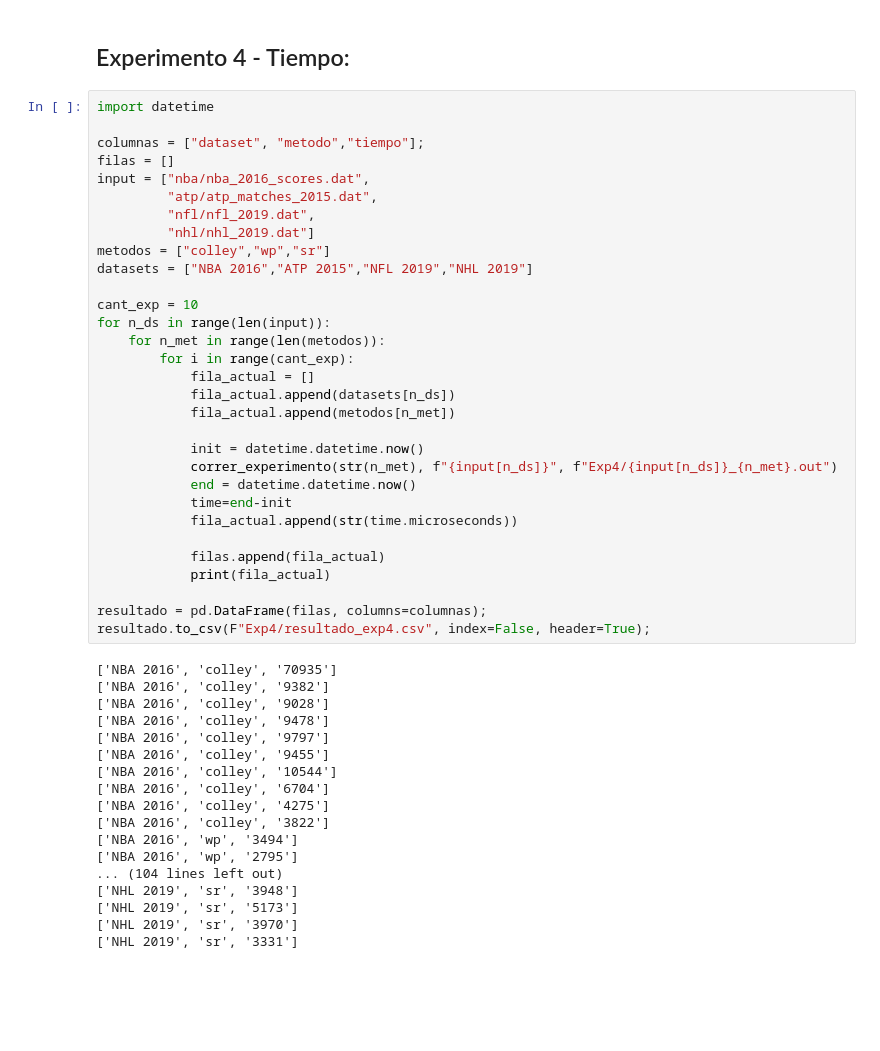
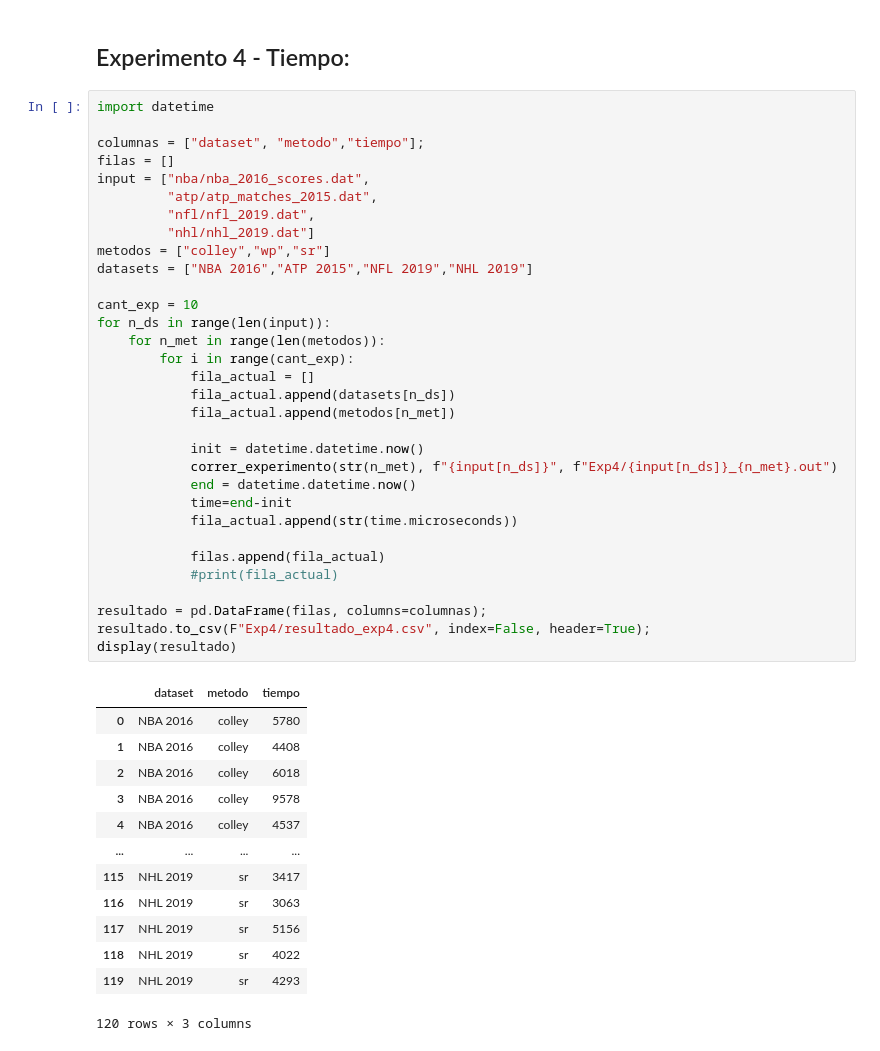
Before and after one commit to davidvenegasr/MetNum, a Jupyter notebook: tp1/experimentos/Correr Experimentos.ipynb, the cells around one changed output. Saved outputs shown, nothing was run; the diff lists cells and outputs as text; blank space fills up the shorter version.

```diff
--- a/tp1/experimentos/Correr Experimentos.ipynb
+++ b/tp1/experimentos/Correr Experimentos.ipynb
@@ -134,48 +134,45 @@ experimentar("Exp3/nfl_2019_mod","Exp3/out/nfl_2019_mod")
 import datetime
 
 columnas = ["dataset", "metodo","tiempo"];
 filas = []
 input = ["nba/nba_2016_scores.dat",
          "atp/atp_matches_2015.dat",
          "nfl/nfl_2019.dat",
          "nhl/nhl_2019.dat"]
 metodos = ["colley","wp","sr"]
 datasets = ["NBA 2016","ATP 2015","NFL 2019","NHL 2019"]
 
 cant_exp = 10
 for n_ds in range(len(input)):
     for n_met in range(len(metodos)):
         for i in range(cant_exp):
             fila_actual = []
             fila_actual.append(datasets[n_ds])
             fila_actual.append(metodos[n_met])
 
             init = datetime.datetime.now()
             correr_experimento(str(n_met), f"{input[n_ds]}", f"Exp4/{input[n_ds]}_{n_met}.out")
             end = datetime.datetime.now()
             time=end-init
             fila_actual.append(str(time.microseconds))
 
             filas.append(fila_actual)
-            print(fila_actual)
+            #print(fila_actual)
 
 resultado = pd.DataFrame(filas, columns=columnas);
 resultado.to_csv(F"Exp4/resultado_exp4.csv", index=False, header=True);
+display(resultado)
 # %% [output]
+|  | dataset | metodo | tiempo |
+| 0 | NBA 2016 | colley | 5780 |
+| 1 | NBA 2016 | colley | 4408 |
+| 2 | NBA 2016 | colley | 6018 |
+| 3 | NBA 2016 | colley | 9578 |
+| 4 | NBA 2016 | colley | 4537 |
+| ... | ... | ... | ... |
+| 115 | NHL 2019 | sr | 3417 |
+| 116 | NHL 2019 | sr | 3063 |
+| 117 | NHL 2019 | sr | 5156 |
+| 118 | NHL 2019 | sr | 4022 |
+| 119 | NHL 2019 | sr | 4293 |
-['NBA 2016', 'colley', '70935']
-['NBA 2016', 'colley', '9382']
-['NBA 2016', 'colley', '9028']
-['NBA 2016', 'colley', '9478']
-['NBA 2016', 'colley', '9797']
-['NBA 2016', 'colley', '9455']
-['NBA 2016', 'colley', '10544']
-['NBA 2016', 'colley', '6704']
-['NBA 2016', 'colley', '4275']
-['NBA 2016', 'colley', '3822']
-['NBA 2016', 'wp', '3494']
-['NBA 2016', 'wp', '2795']
-... (104 lines left out)
-['NHL 2019', 'sr', '3948']
-['NHL 2019', 'sr', '5173']
-['NHL 2019', 'sr', '3970']
-['NHL 2019', 'sr', '3331']
+120 rows × 3 columns
```
Also changed, not shown: 3 other files.
